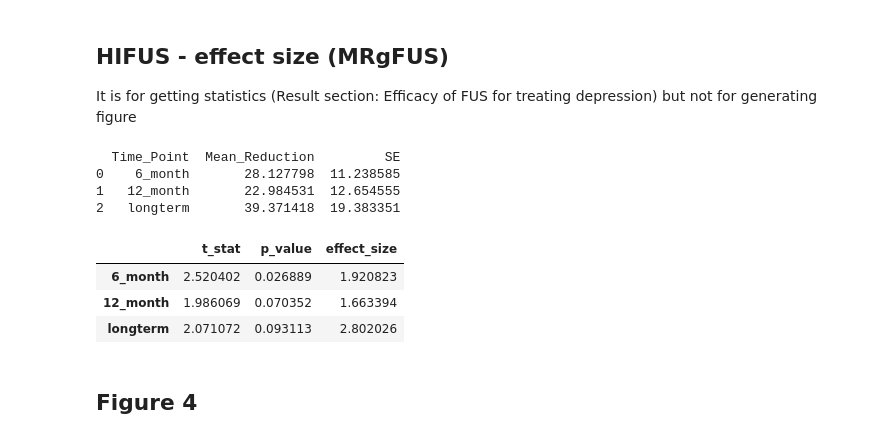
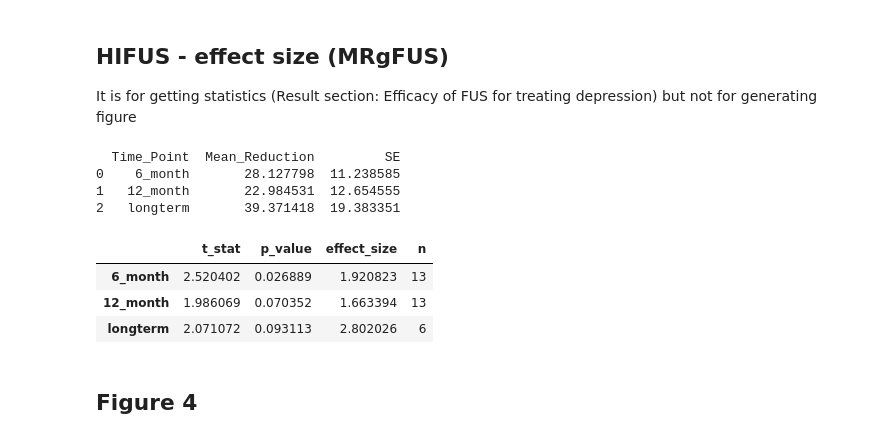
Before and after one commit to GanshengT/Meta_analysis_ultrasound, a Jupyter notebook: codes_meta_analysis.ipynb, the cells around one changed output. Saved outputs shown, nothing was run; the diff lists cells and outputs as text; code cells hidden in the pictures.

```diff
--- a/codes_meta_analysis.ipynb
+++ b/codes_meta_analysis.ipynb
@@ -178,39 +178,41 @@ pivot_data['reduction_longterm'] = calculate_reduction(pivot_data, 'baseline', '
 #  means and standard errors
 mean_se = {
     'Time_Point': ['6_month', '12_month', 'longterm'],
     'Mean_Reduction': [
         pivot_data['reduction_6_month'].mean(),
         pivot_data['reduction_12_month'].mean(),
         pivot_data['reduction_longterm'].mean()
     ],
     'SE': [
         pivot_data['reduction_6_month'].std() / np.sqrt(pivot_data['reduction_6_month'].count()),
         pivot_data['reduction_12_month'].std() / np.sqrt(pivot_data['reduction_12_month'].count()),
         pivot_data['reduction_longterm'].std() / np.sqrt(pivot_data['reduction_longterm'].count())
     ]
 }
 mean_se_df = pd.DataFrame(mean_se)
 print(mean_se_df)
 
 # test to see reduction is significant
 results = {}
 for time_point in ['6_month', '12_month', 'longterm']:
     if time_point in pivot_data.columns:
+        valid_pairs = pivot_data[['baseline', time_point]].dropna()
         t_stat, p_value = ttest_rel(pivot_data['baseline'], pivot_data[time_point], nan_policy='omit')
         effect_size = (pivot_data['baseline'].mean() - pivot_data[time_point].mean()) / pivot_data['baseline'].std()
-        results[time_point] = {'t_stat': t_stat, 'p_value': p_value, 'effect_size': effect_size}
+        n = len(valid_pairs)
+        results[time_point] = {'t_stat': t_stat, 'p_value': p_value, 'effect_size': effect_size, 'n':n}
 
-stat_results_df = pd.DataFrame.from_dict(results, orient='index', columns=['t_stat', 'p_value', 'effect_size'])
+stat_results_df = pd.DataFrame.from_dict(results, orient='index', columns=['t_stat', 'p_value', 'effect_size', 'n'])
 stat_results_df
 # %% [output]
   Time_Point  Mean_Reduction         SE
 0    6_month       28.127798  11.238585
 1   12_month       22.984531  12.654555
 2   longterm       39.371418  19.383351
-|  | t_stat | p_value | effect_size |
-| 6_month | 2.520402 | 0.026889 | 1.920823 |
-| 12_month | 1.986069 | 0.070352 | 1.663394 |
-| longterm | 2.071072 | 0.093113 | 2.802026 |
+|  | t_stat | p_value | effect_size | n |
+| 6_month | 2.520402 | 0.026889 | 1.920823 | 13 |
+| 12_month | 1.986069 | 0.070352 | 1.663394 | 13 |
+| longterm | 2.071072 | 0.093113 | 2.802026 | 6 |
 # %% [markdown]
 ## Figure 4
 # %%
```
Also changed, not shown: parts of 4 cells of this notebook.
